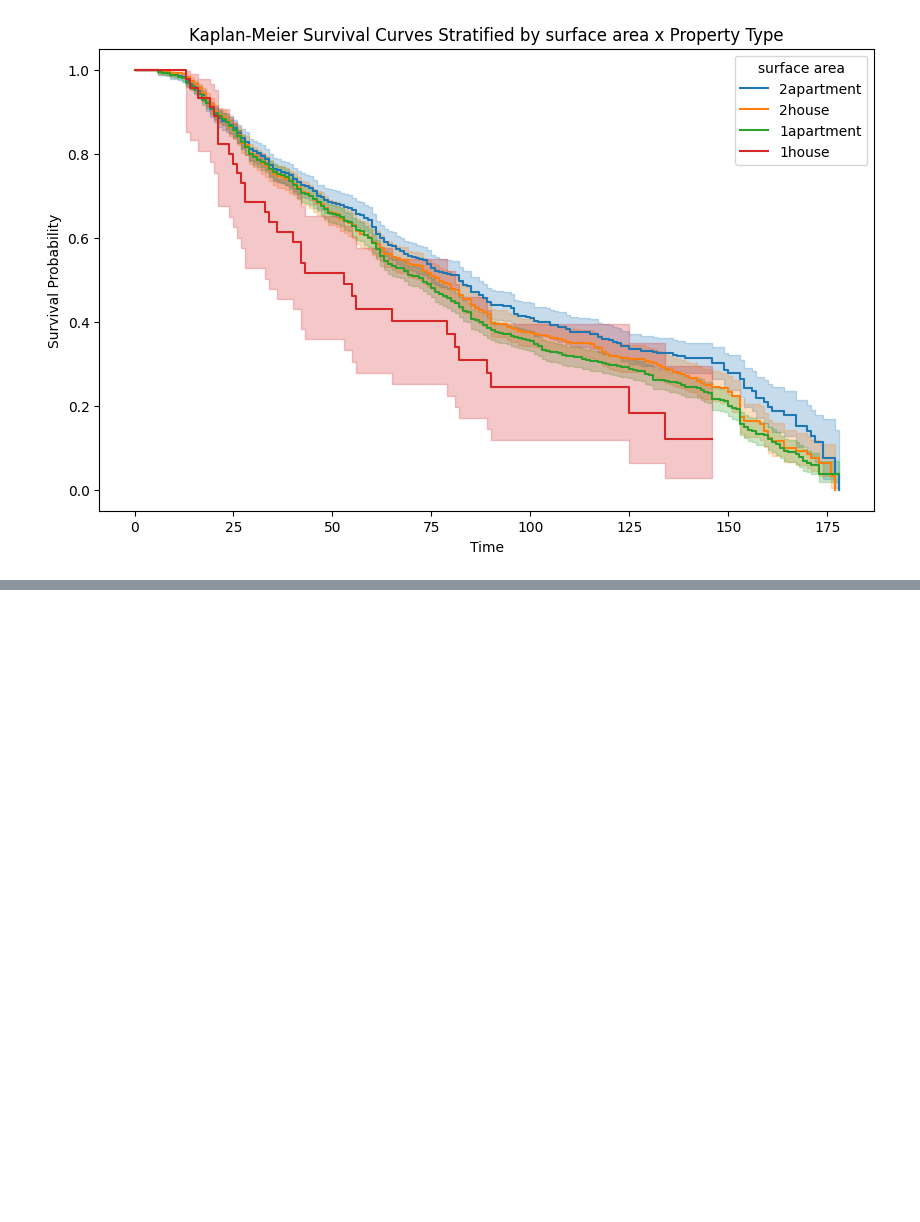
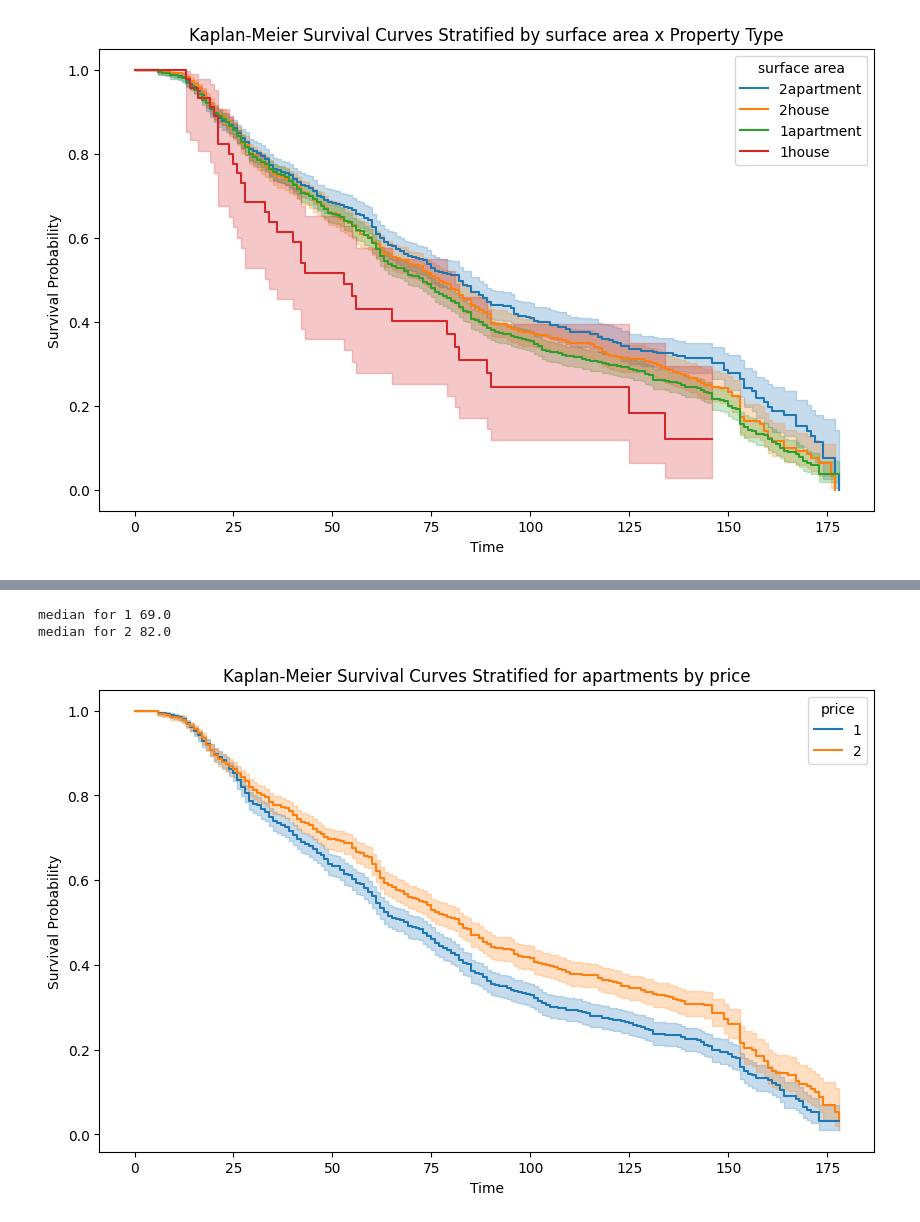
Before and after one commit to cuentadesanti/RealEstate, a Jupyter notebook: DD360TASK.ipynb, the cells around one changed output, grey strips where cells are left out. Cells and saved outputs as stored; diff of their text form; code cells hidden in the pictures; blank space fills up the shorter version.

```diff
--- a/DD360TASK.ipynb
+++ b/DD360TASK.ipynb
@@ -464,0 +597,41 @@ plt.show()
+# %%
+df = data
+# Calculate the percentiles for 'last_price' within the subset of 'house' property_type
+house_data = df[df['property_type'] == 'apartment'].copy()
+percentiles = house_data['last_price'].quantile([0.25, 0.50, 0.75])
+
+# Function to map percentiles to values 1 or 2
+def map_percentile_to_value(last_price):
+    #if last_price <= percentiles[0.25]:
+        #return 1
+    if last_price <= percentiles[0.50]:
+        return 1
+    #elif last_price <= percentiles[0.75]:
+      #return 3
+    else:
+        return 2
+
+# Apply the mapping function to create the 'percentile_column' for 'house' rows
+house_data['percentile_column'] = house_data['last_price'].apply(map_percentile_to_value)
+# %%
+# Initialize the Kaplan-Meier fitter
+kmf = KaplanMeierFitter()
+
+# Plotting the survival function for each property type
+plt.figure(figsize=(10, 6))
+for percentile_column in house_data['percentile_column'].unique():
+    # Select house_data for each property type
+    idx = house_data['percentile_column'] == percentile_column
+    kmf.fit(house_data[idx]['time2event'], event_observed=house_data[idx]['event'], label=str(percentile_column))
+    kmf.plot_survival_function()
+    print("median for "+str(percentile_column),kmf.median_survival_time_)
+
+plt.title('Kaplan-Meier Survival Curves Stratified for apartments by price')
+plt.xlabel('Time')
+plt.ylabel('Survival Probability')
+plt.legend(title='price')
+plt.show()
+# %% [output]
+median for 1 69.0
+median for 2 82.0
+[figure, added]
```
Also changed, not shown: parts of 13 cells of this notebook.
